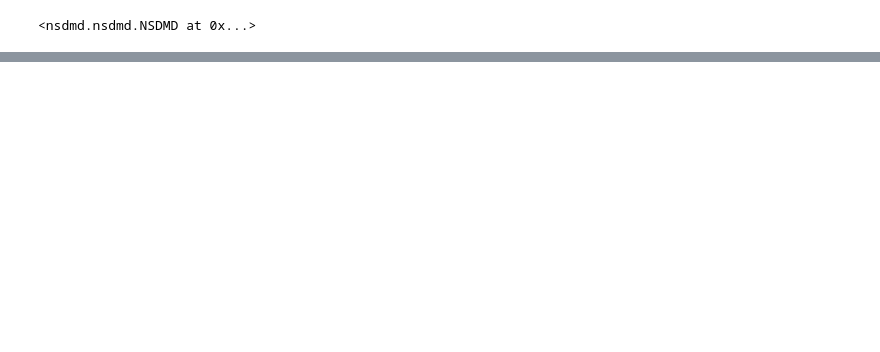
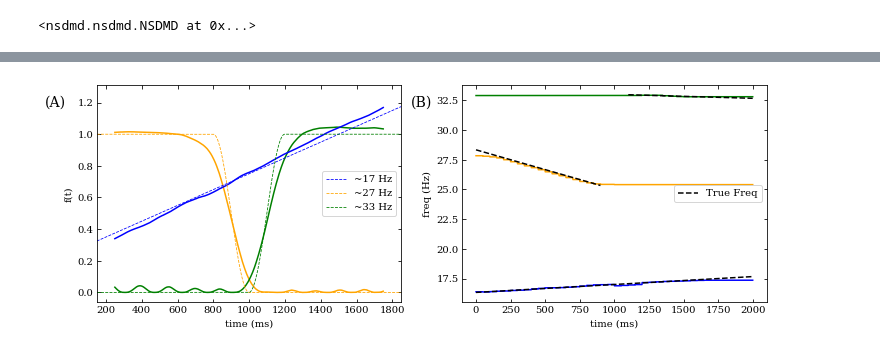
Before and after one commit to learning-2-learn/nsdmd, a Jupyter notebook: examples/freq_drift_demo.ipynb, the cells around one changed output, grey strips where cells are left out. Drawn from its saved outputs; the diff is of its cells as text; code cells hidden in the pictures; blank space fills up the shorter version.

```diff
--- a/examples/freq_drift_demo.ipynb
+++ b/examples/freq_drift_demo.ipynb
@@ -116,3 +116,46 @@ ax.set_ylabel('freq (Hz)')
+# %%
+#Plot Figure
+
+plt.rc('font', family='serif')
+fig = plt.figure(figsize=(12,4))
+
+#f(t)
+ax = fig.add_subplot(121)
+ax.tick_params(axis='both',which='both',direction='in',right=True,top=True)
+colors = ['orange', 'green', 'blue', 'green', 'blue', 'green']
+for i,f in enumerate(model.f_hat_[:,250:-250]):
+    ax.plot(np.arange(250,1750), f, color=colors[i])
+
+ax.plot(t1, np.mean(F1_true, axis=0), color=colors[2], label='~17 Hz', linestyle='dashed', linewidth=0.8)
+ax.plot(t2, np.mean(F2_true, axis=0), color=colors[0], label='~27 Hz', linestyle='dashed', linewidth=0.8)
+ax.plot(t2, np.mean(F3_true, axis=0), color=colors[1], label='~33 Hz', linestyle='dashed', linewidth=0.8)
+ax.legend()
+ax.set_xlim(150,1850)
+ax.set_xlabel('time (ms)')
+ax.set_ylabel('f(t)')
+ax.text(-0.17, 0.95, '(A)', transform=ax.transAxes, fontsize=14, verticalalignment='top')
+
+#freq
+ax = fig.add_subplot(122)
+ax.tick_params(axis='both',which='both',direction='in',right=True,top=True)
+ax.plot(freq_hat[0], color=colors[0])
+ax.plot(freq_hat[1], color=colors[1])
+ax.plot(freq_hat[2], color=colors[2])
+
+ax.plot(np.arange(0,900), f2[2000:2900], color='black', linestyle='dashed', label='True Freq')
+ax.plot(np.arange(1100,2000), f2[3100:4000], color='black', linestyle='dashed')
+ax.plot(np.arange(2000), f1[2000:4000], color='black', linestyle='dashed')
+
+ax.legend()
+ax.set_xlabel('time (ms)')
+ax.set_ylabel('freq (Hz)')
+ax.text(-0.17, 0.95, '(B)', transform=ax.transAxes, fontsize=14, verticalalignment='top')
+
+# plt.savefig('figs/freq_drift.svg', bbox_inches='tight')
+
+plt.show()
+# %% [output]
+[figure, added]
 # %%
 x_rec = model.transform(x, len(t), sr)
 # %%
```
Also changed, not shown: parts of 7 cells of this notebook.
